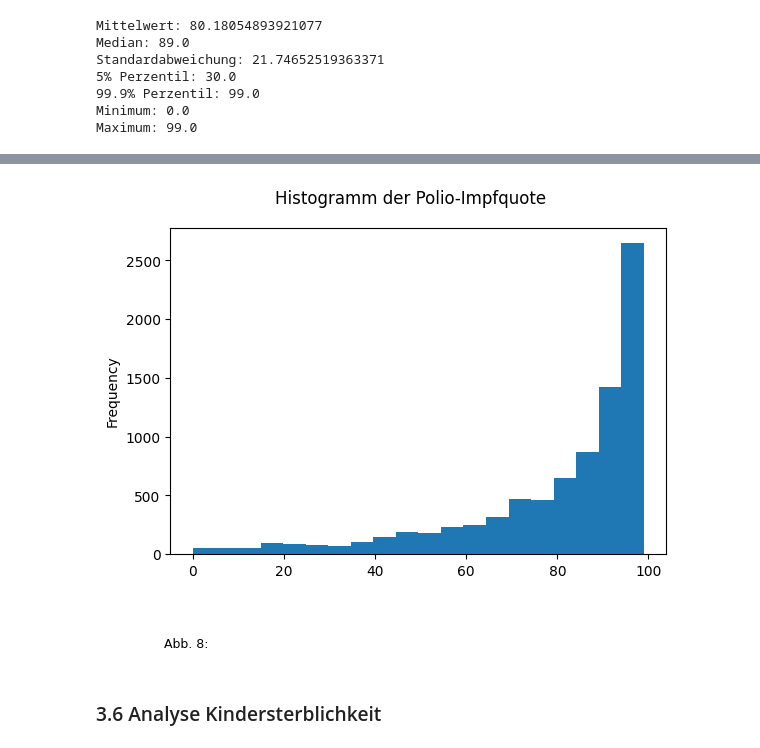
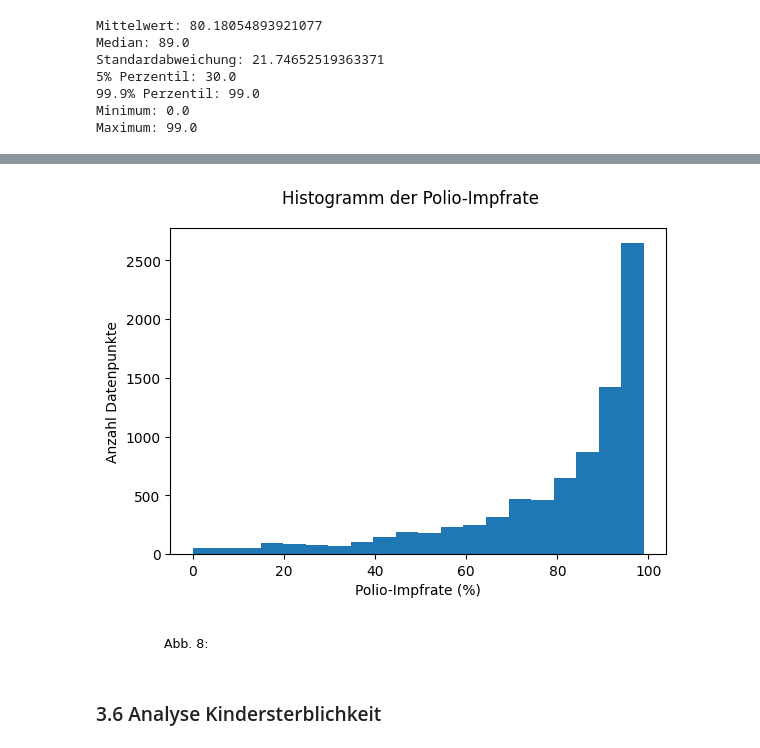
Before and after one commit to gandlea/LN-2-HS2025, a Jupyter notebook: Leistungsnachweis.ipynb, the cells around one changed output, grey strips where cells are left out. Saved outputs shown, nothing was run; the diff lists cells and outputs as text; code cells hidden in the pictures.

```diff
--- a/Leistungsnachweis.ipynb
+++ b/Leistungsnachweis.ipynb
@@ -593,28 +616,27 @@ rename_df.sort_values(by='Polio Vaccine Coverage', ascending=False).head(10)
 | 1537 | China | CHN | 2008 | 95.0 | NaN | NaN | ... |
 | 1367 | Cape Verde | CPV | 2010 | 98.0 | NaN | NaN | ... |
 # %%
-import matplotlib.pyplot as plt
-import textwrap
-
 ax = rename_df["Polio Vaccine Coverage"].plot(kind="hist", bins=20)
 
 caption = "Abb. 8: "
 
 fig = ax.figure
-fig.suptitle("Histogramm der Polio-Impfquote", y=0.98)
+fig.suptitle("Histogramm der Polio-Impfrate", y=0.98)
 fig.subplots_adjust(top=0.9, bottom=0.22)
+ax.set_xlabel("Polio-Impfrate (%)")
+ax.set_ylabel("Anzahl Datenpunkte")
 
 fig.subplots_adjust(bottom=0.22)  # Platz unten schaffen
 fig.text(
     0.15, 0.02,
     textwrap.fill(caption, 110),
     ha="center", va="bottom",
     fontsize=9
 )
 
 plt.show()
 # %% [output]
-[figure, old version]
+[figure, new version]
 # %% [markdown]
 ### 3.6 Analyse Kindersterblichkeit
 # %%
```
Also changed, not shown: parts of 21 cells of this notebook.
